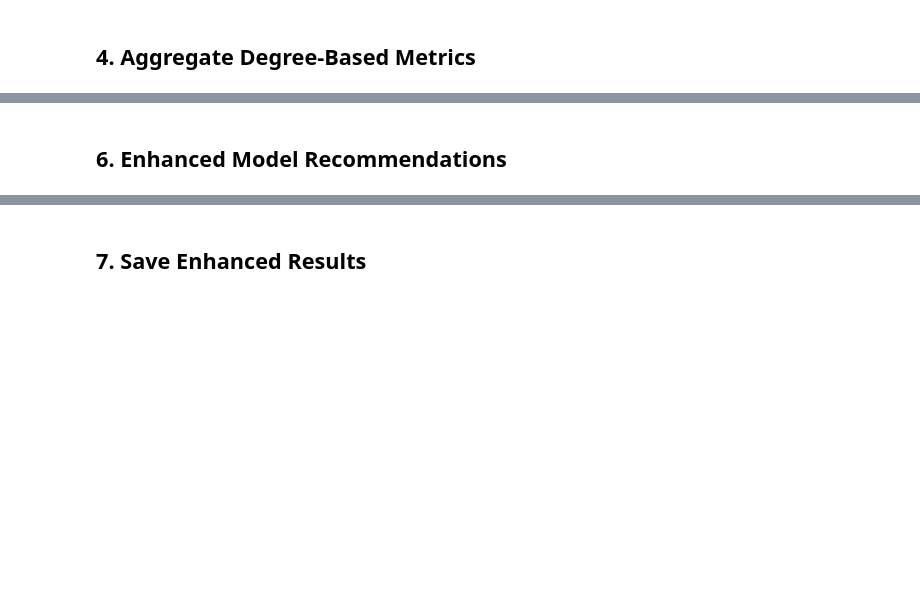
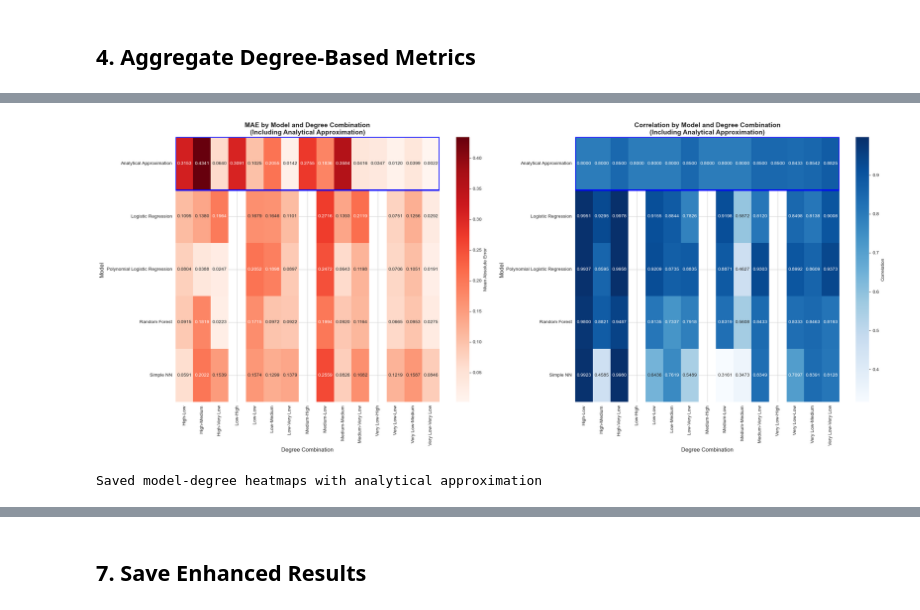
Before and after one commit to lagillenwater/Context-Aware-Path-Probability, a Jupyter notebook: notebooks/5_model_testing_summary_with_degree_analysis.ipynb, the cells around one changed output, grey strips where cells are left out. Saved outputs shown, nothing was run; the diff lists cells and outputs as text; code cells hidden in the pictures; blank space fills up the shorter version.

Commit message:
more fixes with the degree error analysis

```diff
--- a/notebooks/5_model_testing_summary_with_degree_analysis.ipynb
+++ b/notebooks/5_model_testing_summary_with_degree_analysis.ipynb
@@ -169,5 +341,5 @@ Proceeding with 5 edge types: ['CpD', 'CtD', 'PCiC', 'DrD', 'DpS']
 # %%
-# Run degree analysis for each edge type
+# Run degree analysis for each edge type using fixed pipeline
 degree_analysis_results = {}
 successful_degree_analyses = []
 failed_degree_analyses = []
@@ -178,7 +350,8 @@ for i, edge_type in enumerate(edge_types):
     print(f"[{i+1}/{len(edge_types)}] Analyzing {edge_type}...")
 
     try:
-        file_paths = run_degree_analysis_pipeline(
+        # Use the fixed pipeline function defined in the previous cell
+        file_paths = run_degree_analysis_pipeline_fixed(
             edge_type=edge_type,
             data_dir=data_dir,
             results_dir=results_dir,
@@ -197,6 +370,11 @@ for i, edge_type in enumerate(edge_types):
     except Exception as e:
         failed_degree_analyses.append(edge_type)
         print(f"  ✗ Error: {e}")
+        # Print detailed traceback for first failure only
+        if len(failed_degree_analyses) == 1:
+            import traceback
+            print("  Detailed error traceback:")
+            traceback.print_exc()
 
 print(f"\n{'='*60}")
 print(f"DEGREE ANALYSIS SUMMARY")
@@ -422,25 +712,49 @@ if not degree_metrics_df.empty:
 # %%
 if not degree_metrics_df.empty:
-    # 2. Model comparison heatmap by degree combination
-    fig, axes = plt.subplots(1, 2, figsize=(20, 8))
+    # Model comparison heatmaps by degree combination (now includes analytical approximation)
+    fig, axes = plt.subplots(1, 2, figsize=(24, 10))
 
-    # MAE heatmap
+    # MAE heatmap (5 models including analytical)
     mae_pivot = degree_metrics_df.groupby(['model', 'degree_combination'])['mae'].mean().unstack(fill_value=np.nan)
+
+    # Create custom colormap where analytical approximation row is highlighted
     sns.heatmap(mae_pivot, annot=True, fmt='.4f', cmap='Reds', ax=axes[0],
                 cbar_kws={'label': 'Mean Absolute Error'})
-    axes[0].set_title('MAE by Model and Degree Combination', fontsize=14, fontweight='bold')
+    axes[0].set_title('MAE by Model and Degree Combination\n(Including Analytical Approximation)',
+                     fontsize=14, fontweight='bold')
     axes[0].set_xlabel('Degree Combination', fontsize=12)
     axes[0].set_ylabel('Model', fontsize=12)
 
-    # Correlation heatmap
+    # Highlight analytical approximation row
+    analytical_row_idx = None
+    for i, model in enumerate(mae_pivot.index):
+        if 'Analytical' in model:
+            analytical_row_idx = i
+            break
+
+    if analytical_row_idx is not None:
+        # Add a border around the analytical approximation row
+        axes[0].add_patch(plt.Rectangle((0, analytical_row_idx), mae_pivot.shape[1], 1,
+                                       fill=False, edgecolor='blue', linewidth=3))
+
+    # Correlation heatmap (5 models including analytical)
     corr_pivot = degree_metrics_df.groupby(['model', 'degree_combination'])['correlation'].mean().unstack(fill_value=np.nan)
     sns.heatmap(corr_pivot, annot=True, fmt='.4f', cmap='Blues', ax=axes[1],
                 cbar_kws={'label': 'Correlation'})
-    axes[1].set_title('Correlation by Model and Degree Combination', fontsize=14, fontweight='bold')
+    axes[1].set_title('Correlation by Model and Degree Combination\n(Including Analytical Approximation)',
+                     fontsize=14, fontweight='bold')
     axes[1].set_xlabel('Degree Combination', fontsize=12)
     axes[1].set_ylabel('Model', fontsize=12)
 
+    # Highlight analytical approximation row in correlation heatmap too
+    if analytical_row_idx is not None:
+        axes[1].add_patch(plt.Rectangle((0, analytical_row_idx), corr_pivot.shape[1], 1,
+                                       fill=False, edgecolor='blue', linewidth=3))
+
     plt.tight_layout()
-    plt.savefig(summary_dir / 'model_degree_heatmaps.png', dpi=300, bbox_inches='tight')
+    plt.savefig(summary_dir / 'model_degree_heatmaps_with_analytical.png', dpi=300, bbox_inches='tight')
     plt.show()
-    print("Saved model-degree heatmaps")
+    print("Saved model-degree heatmaps with analytical approximation")
+# %% [output]
+[figure, added]
+Saved model-degree heatmaps with analytical approximation
@@ -477,2 +760,0 @@ if not degree_metrics_df.empty:
-# %% [markdown]
-## 6. Enhanced Model Recommendations
```
Also changed, not shown: parts of 13 cells of this notebook, 1 other file.
